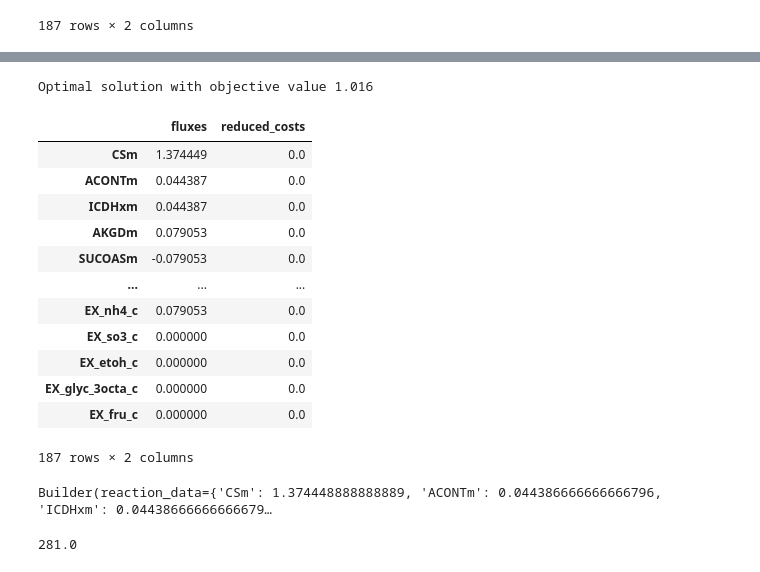
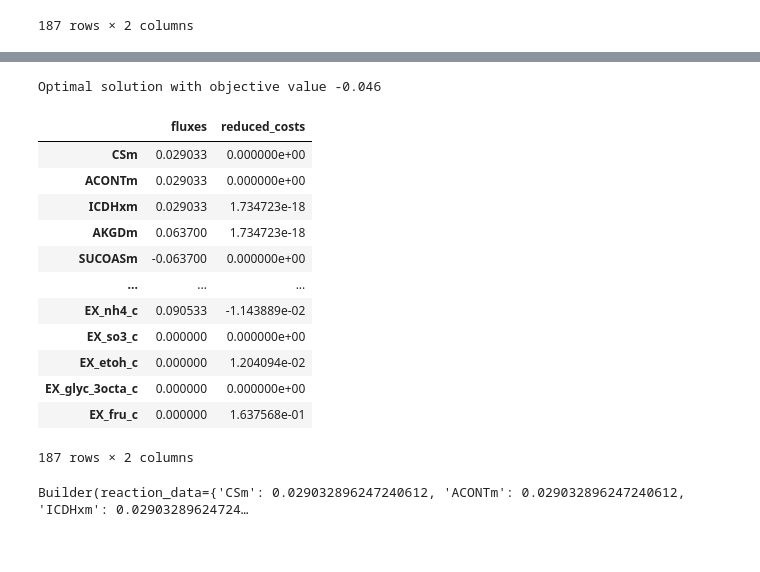
Before and after one commit to Sicily-maker/LiverModel, a Jupyter notebook: 0.0.1_big_core_model_FBA.ipynb, the cells around one changed output, grey strips where cells are left out. Drawn from its saved outputs; the diff is of its cells as text; code cells hidden in the pictures.

```diff
--- a/0.0.1_big_core_model_FBA.ipynb
+++ b/0.0.1_big_core_model_FBA.ipynb
@@ -284,28 +307,28 @@ EX_nh4_c -0.09053333333333334 0.09053333333333334
 # trial.add_cons_vars(futile_cycle_3)
 # %%
 dual_objective = trial.problem.Objective(
-    +trial.reactions.EX_glygn2_c.flux_expression -
-    trial.reactions.EX_glc__D_c.flux_expression,
-    direction='max')
+    +trial.reactions.EX_glc__D_c.flux_expression-
+    trial.reactions.EX_glygn2_c.flux_expression,
+    direction='min')
 trial.objective = dual_objective
 solution = trial.optimize(objective_sense='maximise')
 # try adding ratios of glycogen to glucose in objective function
 # try making the flux reactons of PGI, GLUT2,
 solution
 # %% [output]
-Optimal solution with objective value 1.016
+Optimal solution with objective value -0.046
 |  | fluxes | reduced_costs |
-| CSm | 1.374449 | 0.0 |
-| ACONTm | 0.044387 | 0.0 |
-| ICDHxm | 0.044387 | 0.0 |
-| AKGDm | 0.079053 | 0.0 |
-| SUCOASm | -0.079053 | 0.0 |
+| CSm | 0.029033 | 0.000000e+00 |
+| ACONTm | 0.029033 | 0.000000e+00 |
+| ICDHxm | 0.029033 | 1.734723e-18 |
+| AKGDm | 0.063700 | 1.734723e-18 |
+| SUCOASm | -0.063700 | 0.000000e+00 |
 | ... | ... | ... |
-| EX_nh4_c | 0.079053 | 0.0 |
-| EX_so3_c | 0.000000 | 0.0 |
-| EX_etoh_c | 0.000000 | 0.0 |
-| EX_glyc_3octa_c | 0.000000 | 0.0 |
-| EX_fru_c | 0.000000 | 0.0 |
+| EX_nh4_c | 0.090533 | -1.143889e-02 |
+| EX_so3_c | 0.000000 | 0.000000e+00 |
+| EX_etoh_c | 0.000000 | 1.204094e-02 |
+| EX_glyc_3octa_c | 0.000000 | 0.000000e+00 |
+| EX_fru_c | 0.000000 | 1.637568e-01 |
 187 rows × 2 columns
 # %%
 # #Escher FBA: shows the solutions on the map
@@ -326,4 +349,4 @@ escher_builder = escher.Builder(
 # Display map in notebook
 escher_builder
 # %% [output]
-Builder(reaction_data={'CSm': 1.374448888888889, 'ACONTm': 0.044386666666666796, 'ICDHxm': 0.04438666666666679…
+Builder(reaction_data={'CSm': 0.029032896247240612, 'ACONTm': 0.029032896247240612, 'ICDHxm': 0.02903289624724…
@@ -337,4 +352,0 @@ def func(x):
-# %%
-func(750)
-# %% [output]
-281.0
```
Also changed, not shown: parts of 91 cells of this notebook, 12 other files.
